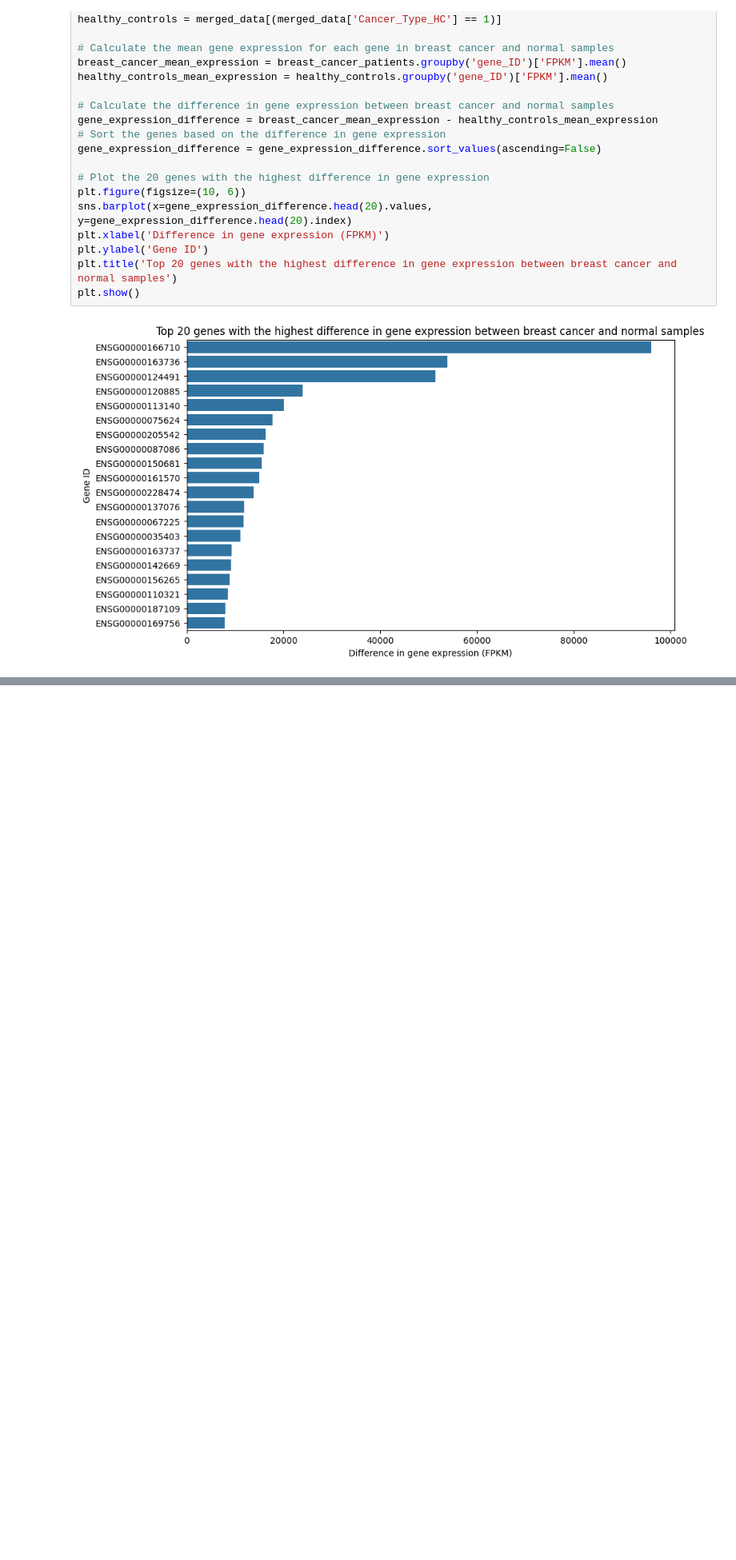
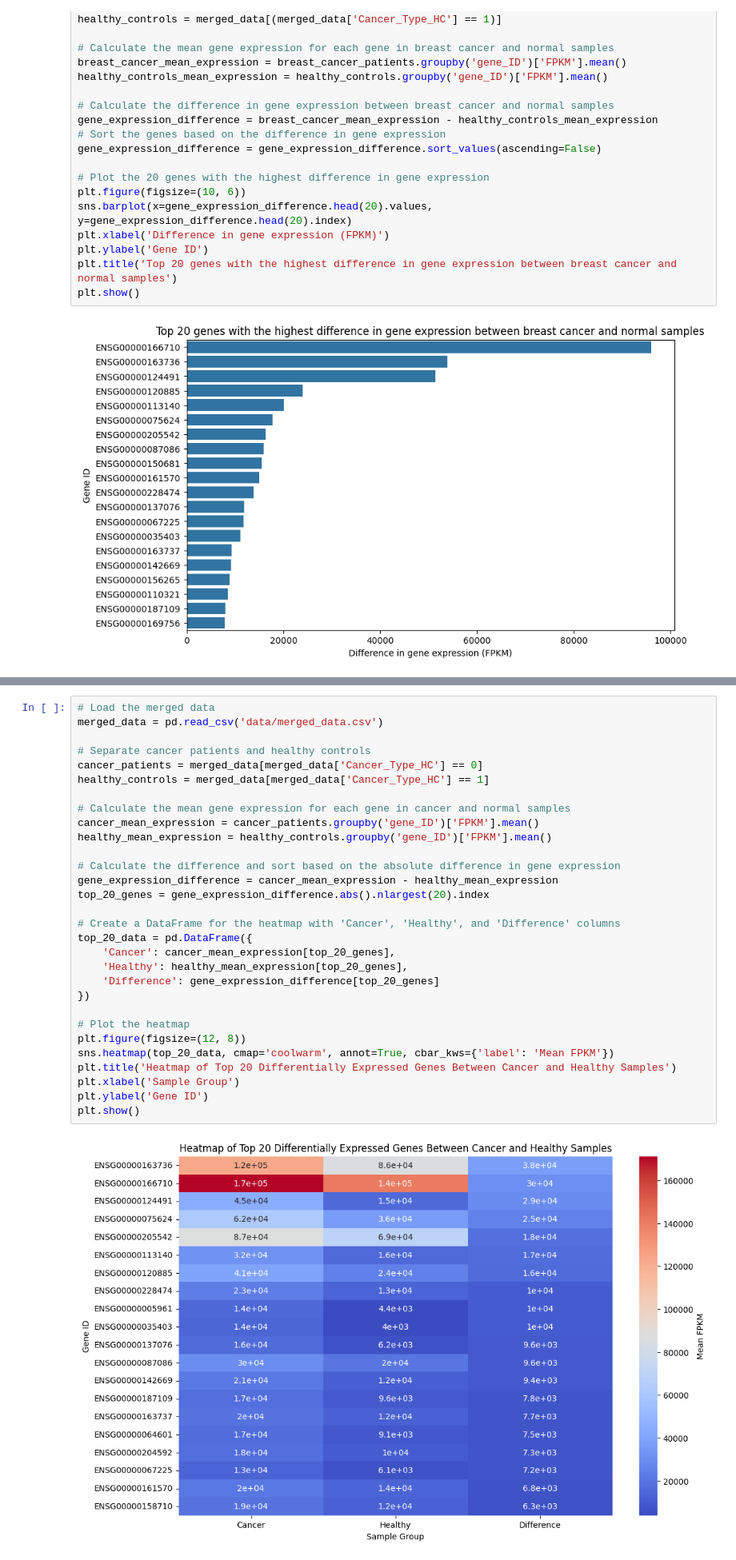
Before and after one commit to Swatkats13/CS506_Final_Project, a Jupyter notebook: data_processing.ipynb, the cells around one changed output, grey strips where cells are left out. Shown: that part at 80% size. Drawn from its saved outputs; the diff is of its cells as text; blank space fills up the shorter version.

```diff
--- a/data_processing.ipynb
+++ b/data_processing.ipynb
@@ -215,0 +241,32 @@ plt.show()
+# %%
+# Load the merged data
+merged_data = pd.read_csv('data/merged_data.csv')
+
+# Separate cancer patients and healthy controls
+cancer_patients = merged_data[merged_data['Cancer_Type_HC'] == 0]
+healthy_controls = merged_data[merged_data['Cancer_Type_HC'] == 1]
+
+# Calculate the mean gene expression for each gene in cancer and normal samples
+cancer_mean_expression = cancer_patients.groupby('gene_ID')['FPKM'].mean()
+healthy_mean_expression = healthy_controls.groupby('gene_ID')['FPKM'].mean()
+
+# Calculate the difference and sort based on the absolute difference in gene expression
+gene_expression_difference = cancer_mean_expression - healthy_mean_expression
+top_20_genes = gene_expression_difference.abs().nlargest(20).index
+
+# Create a DataFrame for the heatmap with 'Cancer', 'Healthy', and 'Difference' columns
+top_20_data = pd.DataFrame({
+    'Cancer': cancer_mean_expression[top_20_genes],
+    'Healthy': healthy_mean_expression[top_20_genes],
+    'Difference': gene_expression_difference[top_20_genes]
+})
+
+# Plot the heatmap
+plt.figure(figsize=(12, 8))
+sns.heatmap(top_20_data, cmap='coolwarm', annot=True, cbar_kws={'label': 'Mean FPKM'})
+plt.title('Heatmap of Top 20 Differentially Expressed Genes Between Cancer and Healthy Samples')
+plt.xlabel('Sample Group')
+plt.ylabel('Gene ID')
+plt.show()
+# %% [output]
+[figure, added]
```
Also changed, not shown: parts of 2 cells of this notebook.
